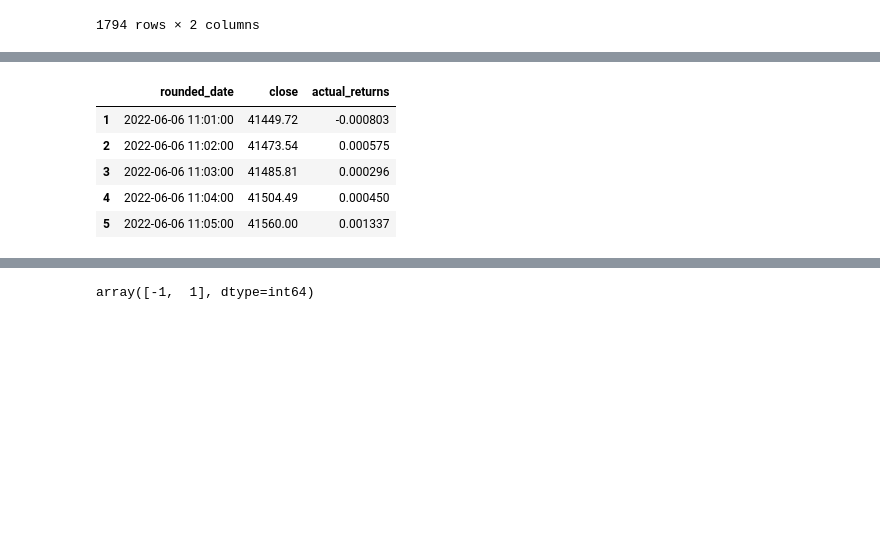
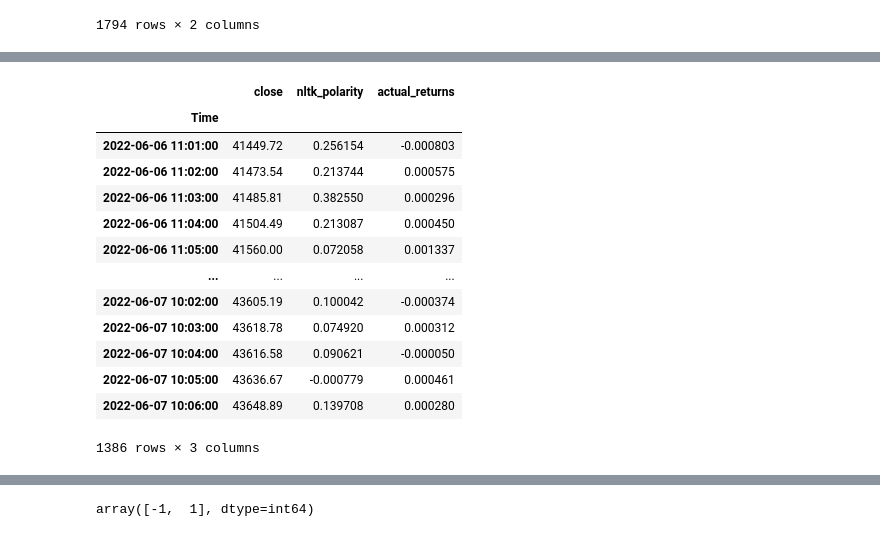
Before and after one commit to SamRoberts995/Project2_ML, a Jupyter notebook: Coding/Crypto_Algo.ipynb, the cells around one changed output, grey strips where cells are left out. Cells and saved outputs as stored; diff of their text form; code cells hidden in the pictures; blank space fills up the shorter version.

```diff
--- a/Coding/Crypto_Algo.ipynb
+++ b/Coding/Crypto_Algo.ipynb
@@ -54,2 +63,0 @@ btc_df = btc_df[['rounded_date', 'close']]
-# %%
-btc_tw_df['Date'] = btc_tw_df['Date'].dt.tz_localize(None)
@@ -69,0 +64,10 @@ total_data.head()
+# %%
+# fix btc_tw_df index
+new_date = [datetime.strptime(i, "%Y-%m-%d %H:%M:%S%z") for i in btc_tw_df["Date"]]
+btc_tw_df["Time"] = new_date
+btc_tw_df = btc_tw_df.drop("Date", axis=1)
+
+btc_tw_df['Time'] = btc_tw_df['Time'].dt.tz_localize(None)
+btc_tw_df.reset_index()
+btc_tw_df = btc_tw_df.set_index("Time")
+btc_tw_df
@@ -70,15 +89,26 @@ total_data.head()
+# %%
+combined_df = pd.concat([btc_df, btc_tw_df], axis=1)
+combined_df = combined_df.dropna()
 # %%
 # Calculate the hourly returns using the closing prices and the pct_change function
-btc_df["actual_returns"] = btc_df["close"].pct_change()
-btc_df = btc_df.dropna()
-btc_df.head()
+combined_df["actual_returns"] = combined_df["close"].pct_change()
+combined_df = combined_df.dropna()
+combined_df
 # %% [output]
-|  | rounded_date | close | actual_returns |
-| 1 | 2022-06-06 11:01:00 | 41449.72 | -0.000803 |
-| 2 | 2022-06-06 11:02:00 | 41473.54 | 0.000575 |
-| 3 | 2022-06-06 11:03:00 | 41485.81 | 0.000296 |
-| 4 | 2022-06-06 11:04:00 | 41504.49 | 0.000450 |
-| 5 | 2022-06-06 11:05:00 | 41560.00 | 0.001337 |
+|  | close | nltk_polarity | actual_returns |
+| Time |  |  |  |
+| 2022-06-06 11:01:00 | 41449.72 | 0.256154 | -0.000803 |
+| 2022-06-06 11:02:00 | 41473.54 | 0.213744 | 0.000575 |
+| 2022-06-06 11:03:00 | 41485.81 | 0.382550 | 0.000296 |
+| 2022-06-06 11:04:00 | 41504.49 | 0.213087 | 0.000450 |
+| 2022-06-06 11:05:00 | 41560.00 | 0.072058 | 0.001337 |
+| ... | ... | ... | ... |
+| 2022-06-07 10:02:00 | 43605.19 | 0.100042 | -0.000374 |
+| 2022-06-07 10:03:00 | 43618.78 | 0.074920 | 0.000312 |
+| 2022-06-07 10:04:00 | 43616.58 | 0.090621 | -0.000050 |
+| 2022-06-07 10:05:00 | 43636.67 | -0.000779 | 0.000461 |
+| 2022-06-07 10:06:00 | 43648.89 | 0.139708 | 0.000280 |
+1386 rows × 3 columns
 # %%
 # Define a window size of 50 & 100
 short_window = 50
```
Also changed, not shown: parts of 16 cells of this notebook, 1 other file.
